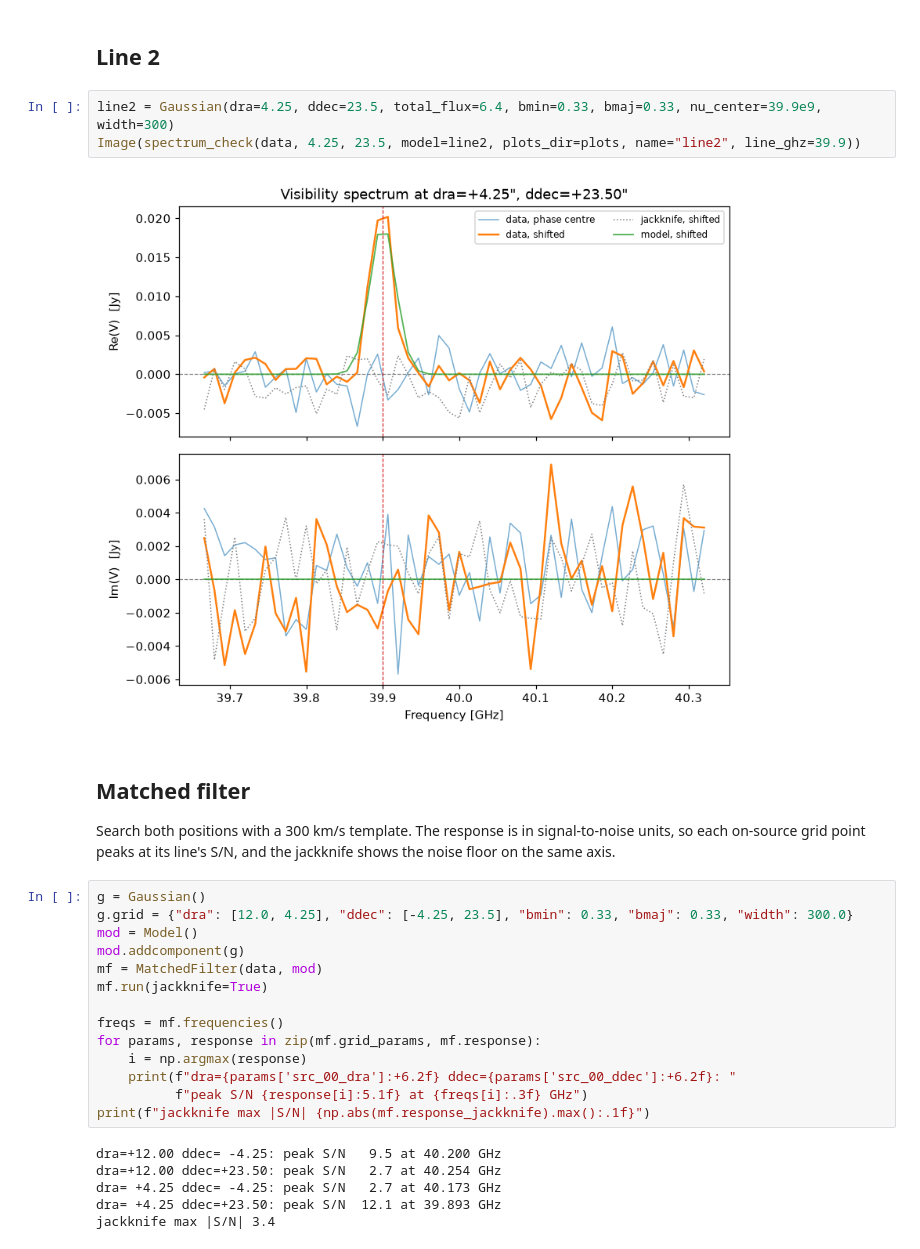
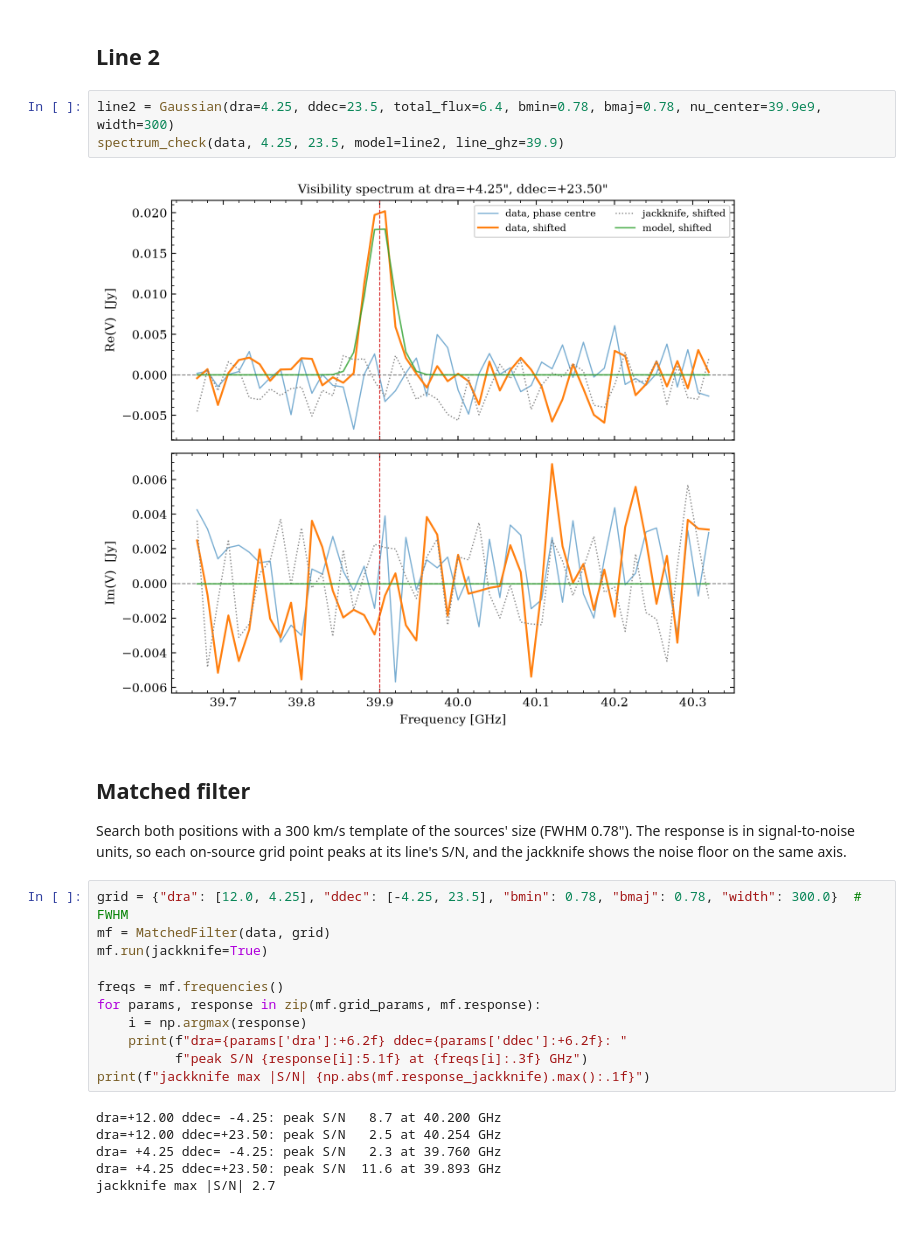
Before and after one commit to Joshiwavm/Luv_finder, a Jupyter notebook: docs/source/tutorials/find-lines-matched-filter.ipynb, the cells around one changed output. Saved outputs shown, nothing was run; the diff lists cells and outputs as text.

```diff
--- a/docs/source/tutorials/find-lines-matched-filter.ipynb
+++ b/docs/source/tutorials/find-lines-matched-filter.ipynb
@@ -35,32 +31,29 @@ Image(spectrum_check(data, 12.0, -4.25, model=line1, plots_dir=plots, name="line
 # %% [markdown]
 ## Line 2
 # %%
-line2 = Gaussian(dra=4.25, ddec=23.5, total_flux=6.4, bmin=0.33, bmaj=0.33, nu_center=39.9e9, width=300)
-Image(spectrum_check(data, 4.25, 23.5, model=line2, plots_dir=plots, name="line2", line_ghz=39.9))
+line2 = Gaussian(dra=4.25, ddec=23.5, total_flux=6.4, bmin=0.78, bmaj=0.78, nu_center=39.9e9, width=300)
+spectrum_check(data, 4.25, 23.5, model=line2, line_ghz=39.9)
 # %% [output]
-[figure, old version]
+[figure, new version]
 # %% [markdown]
 ## Matched filter
 
-Search both positions with a 300 km/s template. The response is in signal-to-noise units, so each on-source grid point peaks at its line's S/N, and the jackknife shows the noise floor on the same axis.
+Search both positions with a 300 km/s template of the sources' size (FWHM 0.78"). The response is in signal-to-noise units, so each on-source grid point peaks at its line's S/N, and the jackknife shows the noise floor on the same axis.
 # %%
-g = Gaussian()
-g.grid = {"dra": [12.0, 4.25], "ddec": [-4.25, 23.5], "bmin": 0.33, "bmaj": 0.33, "width": 300.0}
-mod = Model()
-mod.addcomponent(g)
-mf = MatchedFilter(data, mod)
+grid = {"dra": [12.0, 4.25], "ddec": [-4.25, 23.5], "bmin": 0.78, "bmaj": 0.78, "width": 300.0}  # FWHM
+mf = MatchedFilter(data, grid)
 mf.run(jackknife=True)
 
 freqs = mf.frequencies()
 for params, response in zip(mf.grid_params, mf.response):
     i = np.argmax(response)
-    print(f"dra={params['src_00_dra']:+6.2f} ddec={params['src_00_ddec']:+6.2f}: "
+    print(f"dra={params['dra']:+6.2f} ddec={params['ddec']:+6.2f}: "
           f"peak S/N {response[i]:5.1f} at {freqs[i]:.3f} GHz")
 print(f"jackknife max |S/N| {np.abs(mf.response_jackknife).max():.1f}")
 # %% [output]
-dra=+12.00 ddec= -4.25: peak S/N   9.5 at 40.200 GHz
-dra=+12.00 ddec=+23.50: peak S/N   2.7 at 40.254 GHz
-dra= +4.25 ddec= -4.25: peak S/N   2.7 at 40.173 GHz
-dra= +4.25 ddec=+23.50: peak S/N  12.1 at 39.893 GHz
-jackknife max |S/N| 3.4
+dra=+12.00 ddec= -4.25: peak S/N   8.7 at 40.200 GHz
+dra=+12.00 ddec=+23.50: peak S/N   2.5 at 40.254 GHz
+dra= +4.25 ddec= -4.25: peak S/N   2.3 at 39.760 GHz
+dra= +4.25 ddec=+23.50: peak S/N  11.6 at 39.893 GHz
+jackknife max |S/N| 2.7
 # %%
```
Also changed, not shown: parts of 5 cells of this notebook, 12 other files.
